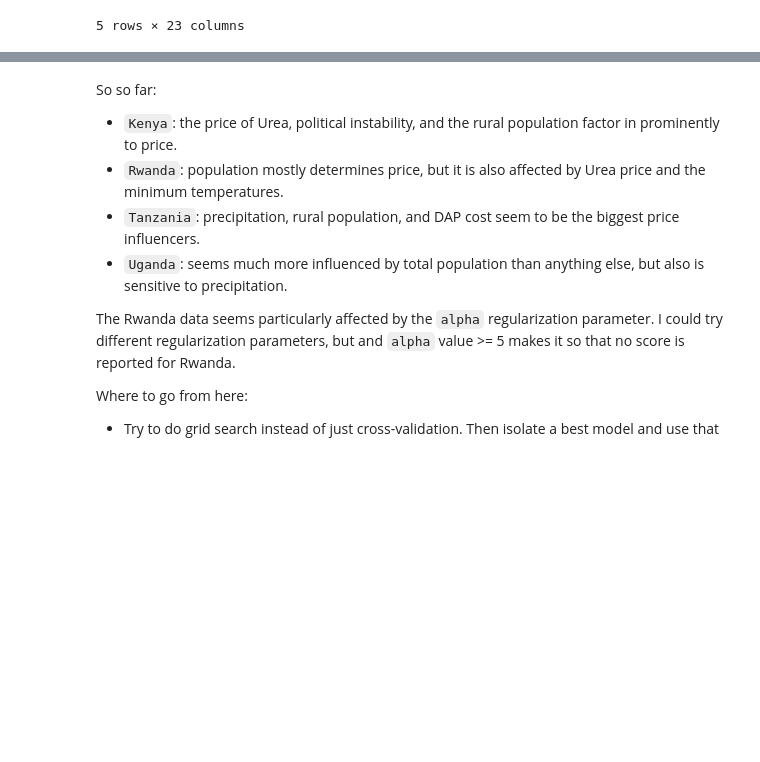
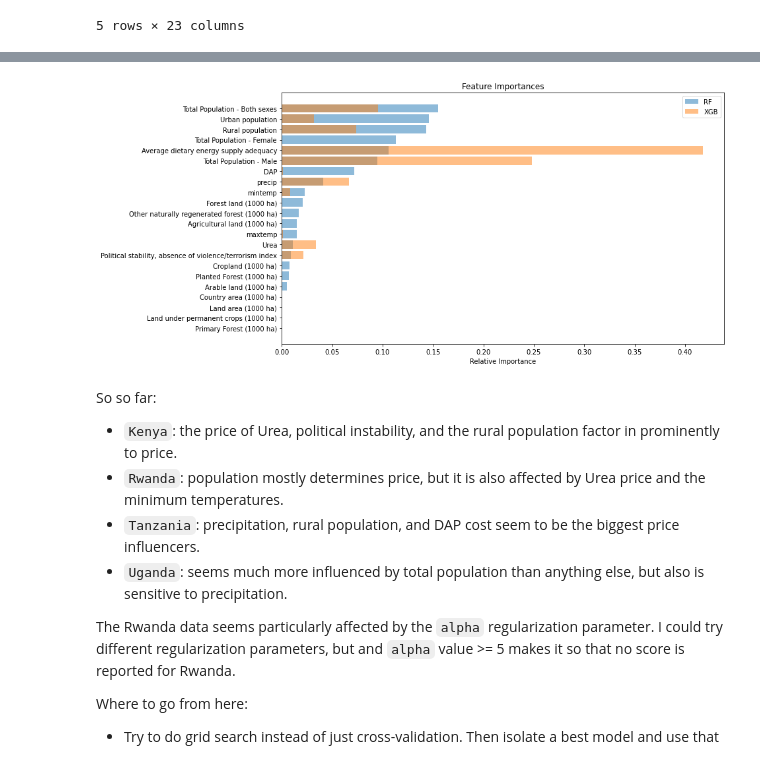
Before and after one commit to Jakidxav/ciat_bean_price_feature_importances, a Jupyter notebook: notebooks/7_feature_importances.ipynb, the cells around one changed output, grey strips where cells are left out. Saved outputs shown, nothing was run; the diff lists cells and outputs as text; code cells hidden in the pictures; blank space fills up the shorter version.

```diff
--- a/notebooks/7_feature_importances.ipynb
+++ b/notebooks/7_feature_importances.ipynb
@@ -136,0 +201,2 @@ plt.show()
+# %%
+uganda_rf, uganda_xgb = randomsearch_cv(uganda)
@@ -137,3 +268,7 @@ plt.show()
+# %%
+plot_importances(uganda, uganda_rf, uganda_xgb)
+# %% [output]
+[figure, added]
 # %% [markdown]
 So so far:
 - `Kenya`: the price of Urea, political instability, and the rural population factor in prominently to price.
```
Also changed, not shown: parts of 23 cells of this notebook.
